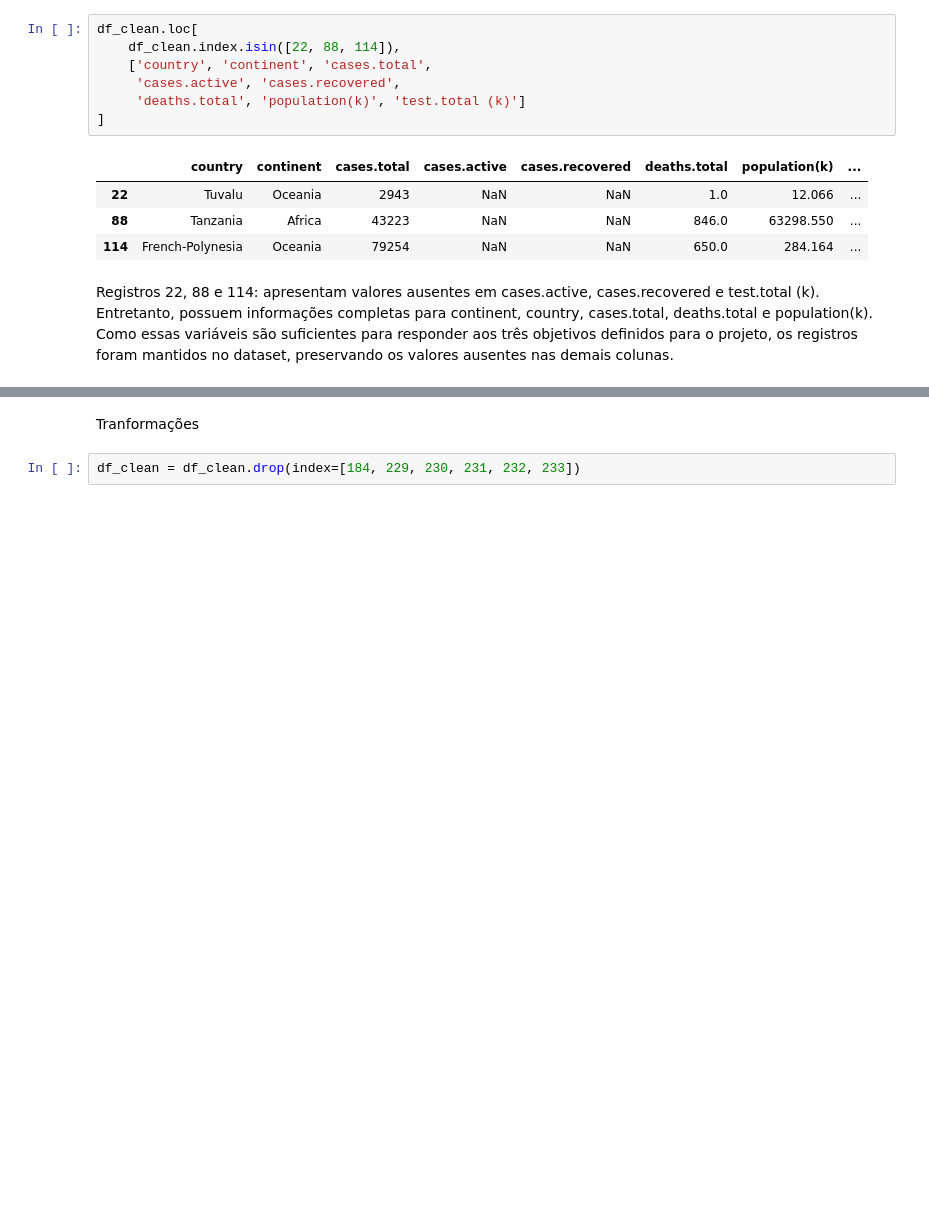
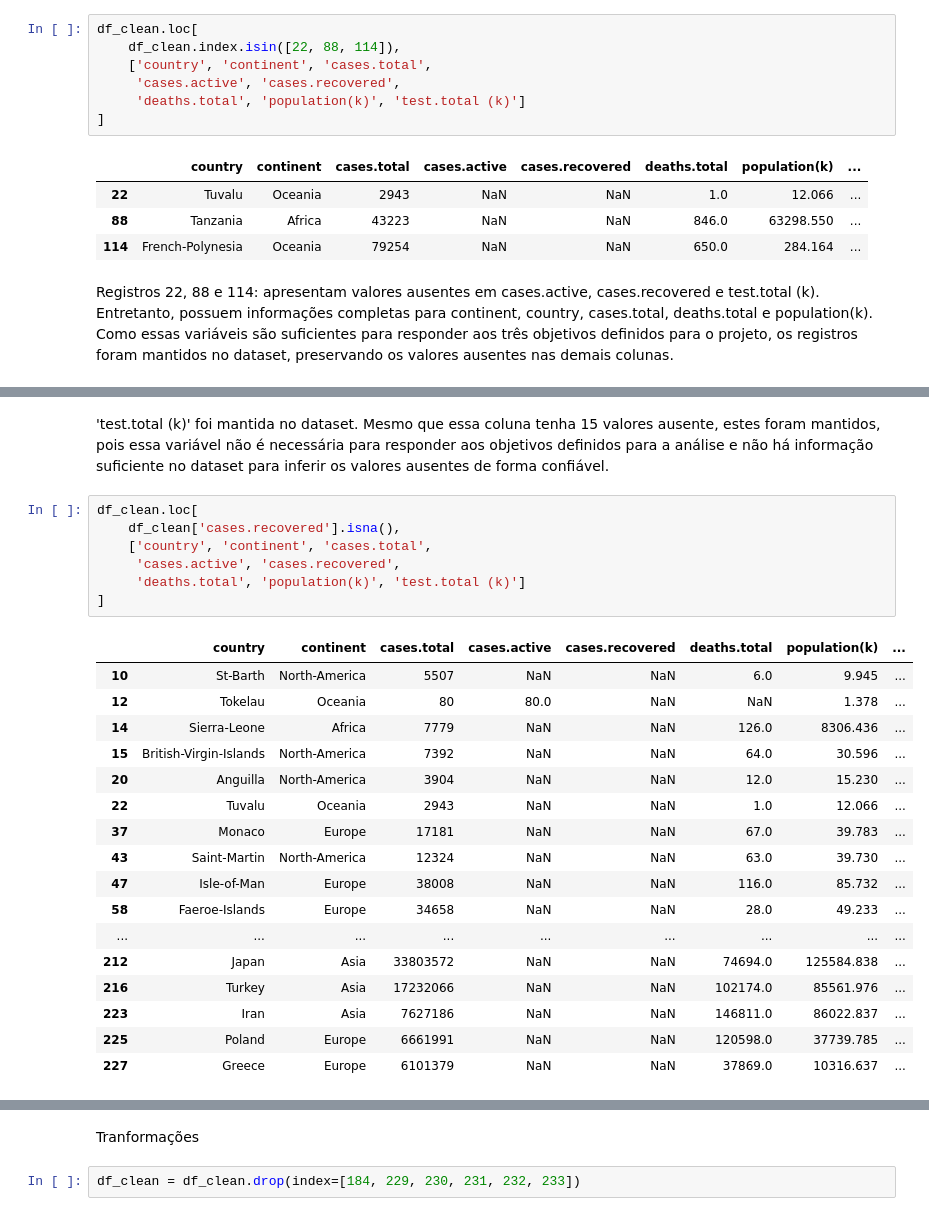
Before and after one commit to amanda-dalmeida/covid19-data-analysis, a Jupyter notebook: covid19_eda.ipynb, the cells around one changed output, grey strips where cells are left out. Drawn from its saved outputs; the diff is of its cells as text; blank space fills up the shorter version.

```diff
--- a/covid19_eda.ipynb
+++ b/covid19_eda.ipynb
@@ -575,0 +591,27 @@ df_clean
+# %% [markdown]
+'test.total (k)' foi mantida no dataset. Mesmo que essa coluna tenha 15 valores ausente, estes foram mantidos, pois essa variável não é necessária para responder aos objetivos definidos para a análise e não há informação suficiente no dataset para inferir os valores ausentes de forma confiável.
+# %%
+df_clean.loc[
+    df_clean['cases.recovered'].isna(),
+    ['country', 'continent', 'cases.total',
+     'cases.active', 'cases.recovered',
+     'deaths.total', 'population(k)', 'test.total (k)']
+]
+# %% [output]
+|  | country | continent | cases.total | cases.active | cases.recovered | deaths.total | population(k) | ... |
+| 10 | St-Barth | North-America | 5507 | NaN | NaN | 6.0 | 9.945 | ... |
+| 12 | Tokelau | Oceania | 80 | 80.0 | NaN | NaN | 1.378 | ... |
+| 14 | Sierra-Leone | Africa | 7779 | NaN | NaN | 126.0 | 8306.436 | ... |
+| 15 | British-Virgin-Islands | North-America | 7392 | NaN | NaN | 64.0 | 30.596 | ... |
+| 20 | Anguilla | North-America | 3904 | NaN | NaN | 12.0 | 15.230 | ... |
+| 22 | Tuvalu | Oceania | 2943 | NaN | NaN | 1.0 | 12.066 | ... |
+| 37 | Monaco | Europe | 17181 | NaN | NaN | 67.0 | 39.783 | ... |
+| 43 | Saint-Martin | North-America | 12324 | NaN | NaN | 63.0 | 39.730 | ... |
+| 47 | Isle-of-Man | Europe | 38008 | NaN | NaN | 116.0 | 85.732 | ... |
+| 58 | Faeroe-Islands | Europe | 34658 | NaN | NaN | 28.0 | 49.233 | ... |
+| ... | ... | ... | ... | ... | ... | ... | ... | ... |
+| 212 | Japan | Asia | 33803572 | NaN | NaN | 74694.0 | 125584.838 | ... |
+| 216 | Turkey | Asia | 17232066 | NaN | NaN | 102174.0 | 85561.976 | ... |
+| 223 | Iran | Asia | 7627186 | NaN | NaN | 146811.0 | 86022.837 | ... |
+| 225 | Poland | Europe | 6661991 | NaN | NaN | 120598.0 | 37739.785 | ... |
+| 227 | Greece | Europe | 6101379 | NaN | NaN | 37869.0 | 10316.637 | ... |
```
Also changed, not shown: parts of 15 cells of this notebook, 1 other file.
